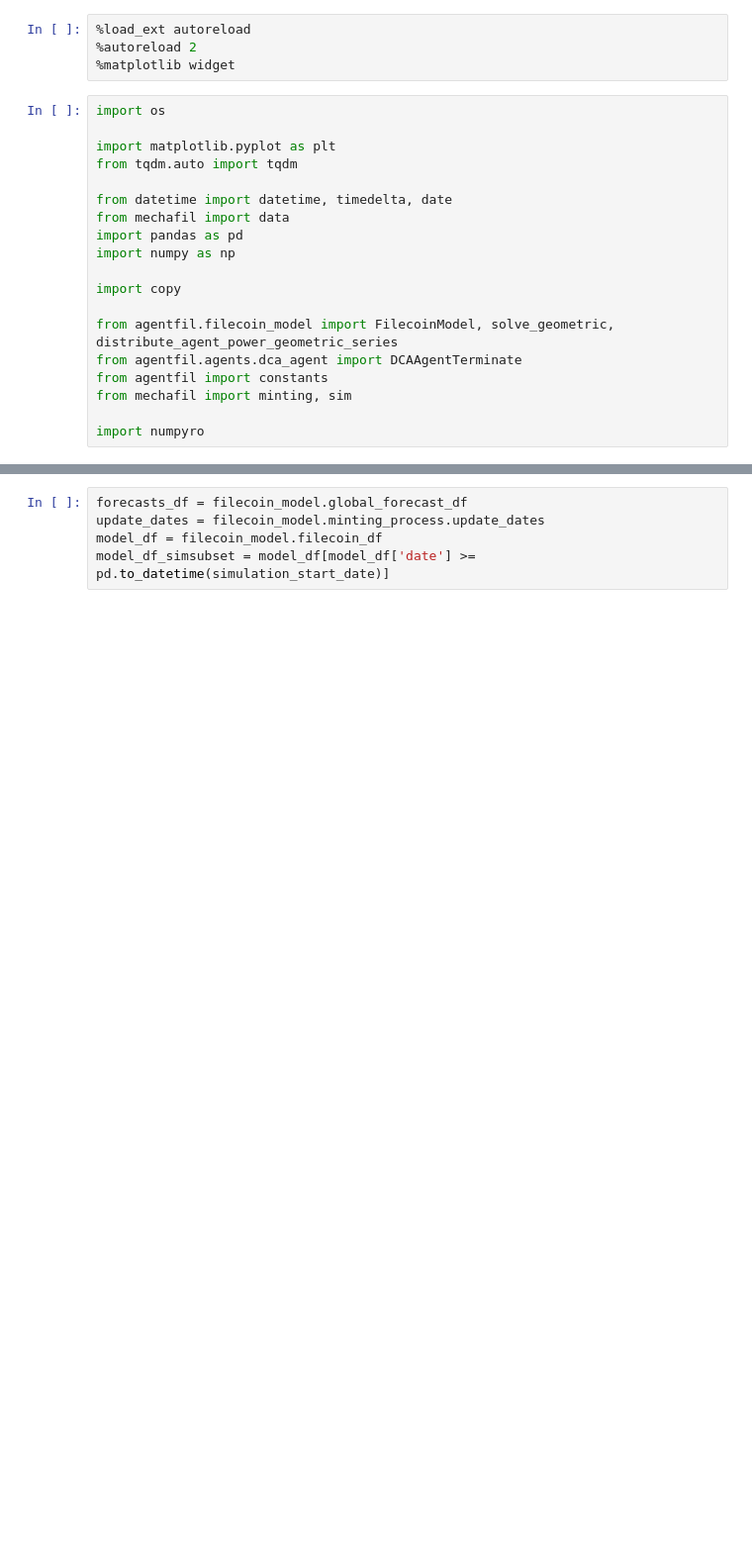
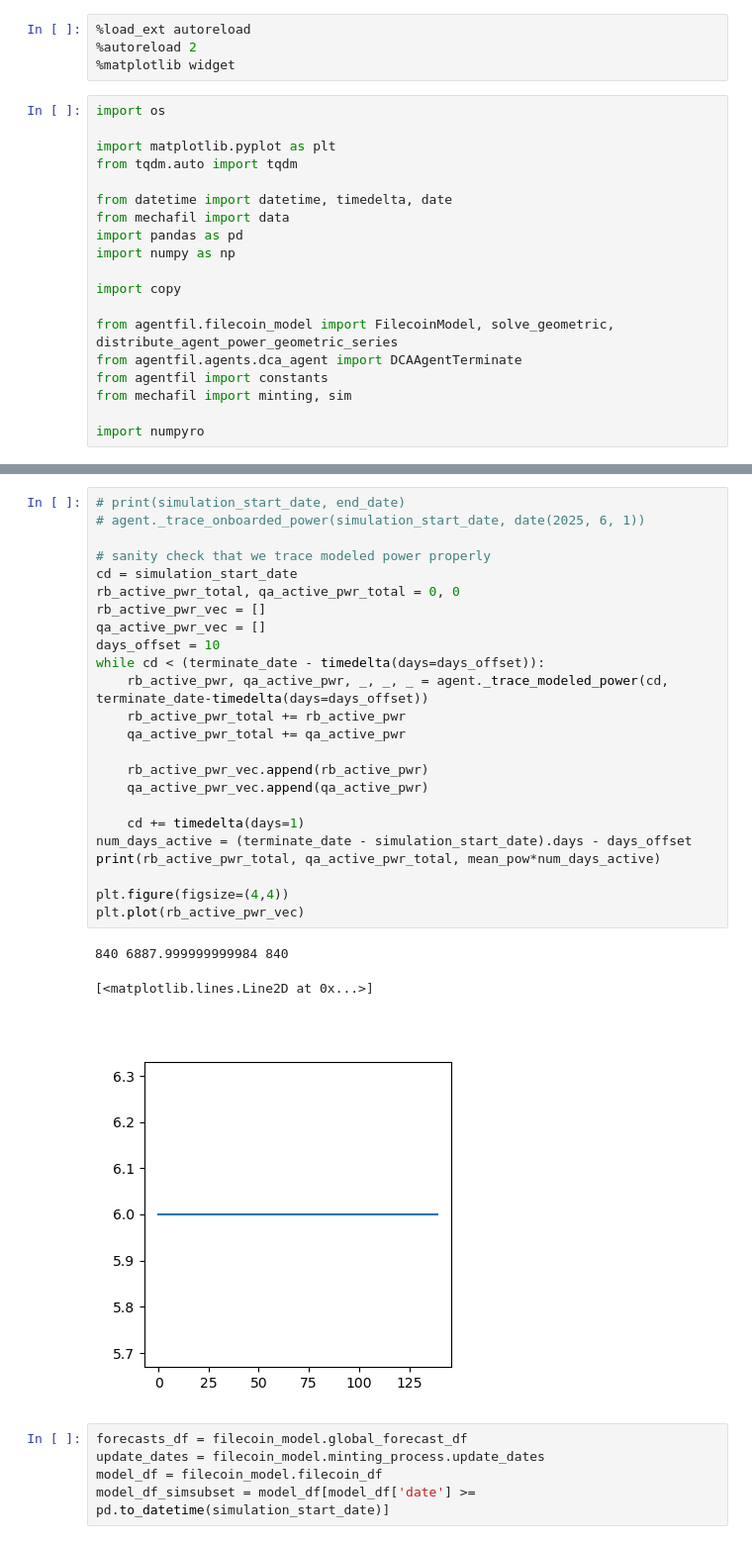
Before and after one commit to protocol/filecoin-agent-twin, a Jupyter notebook: notebooks/dca_terminate_oneagent.ipynb, the cells around one changed output, grey strips where cells are left out. Shown at 99% size. Saved outputs shown, nothing was run; the diff lists cells and outputs as text; blank space fills up the shorter version.

```diff
--- a/notebooks/dca_terminate_oneagent.ipynb
+++ b/notebooks/dca_terminate_oneagent.ipynb
@@ -114,3 +117,31 @@ filecoin_model.agents[0]['agent'].agent_info_df
+# %%
+# print(simulation_start_date, end_date)
+# agent._trace_onboarded_power(simulation_start_date, date(2025, 6, 1))
+
+# sanity check that we trace modeled power properly
+cd = simulation_start_date
+rb_active_pwr_total, qa_active_pwr_total = 0, 0
+rb_active_pwr_vec = []
+qa_active_pwr_vec = []
+days_offset = 10
+while cd < (terminate_date - timedelta(days=days_offset)):
+    rb_active_pwr, qa_active_pwr, _, _, _ = agent._trace_modeled_power(cd, terminate_date-timedelta(days=days_offset))
+    rb_active_pwr_total += rb_active_pwr
+    qa_active_pwr_total += qa_active_pwr
+
+    rb_active_pwr_vec.append(rb_active_pwr)
+    qa_active_pwr_vec.append(qa_active_pwr)
+
+    cd += timedelta(days=1)
+num_days_active = (terminate_date - simulation_start_date).days - days_offset
+print(rb_active_pwr_total, qa_active_pwr_total, mean_pow*num_days_active)
+
+plt.figure(figsize=(4,4))
+plt.plot(rb_active_pwr_vec)
+# %% [output]
+840 6887.999999999984 840
+[<matplotlib.lines.Line2D at 0x...>]
+[figure, added]
 # %%
 forecasts_df = filecoin_model.global_forecast_df
 update_dates = filecoin_model.minting_process.update_dates
```
Also changed, not shown: parts of 7 cells of this notebook, 3 other files.
